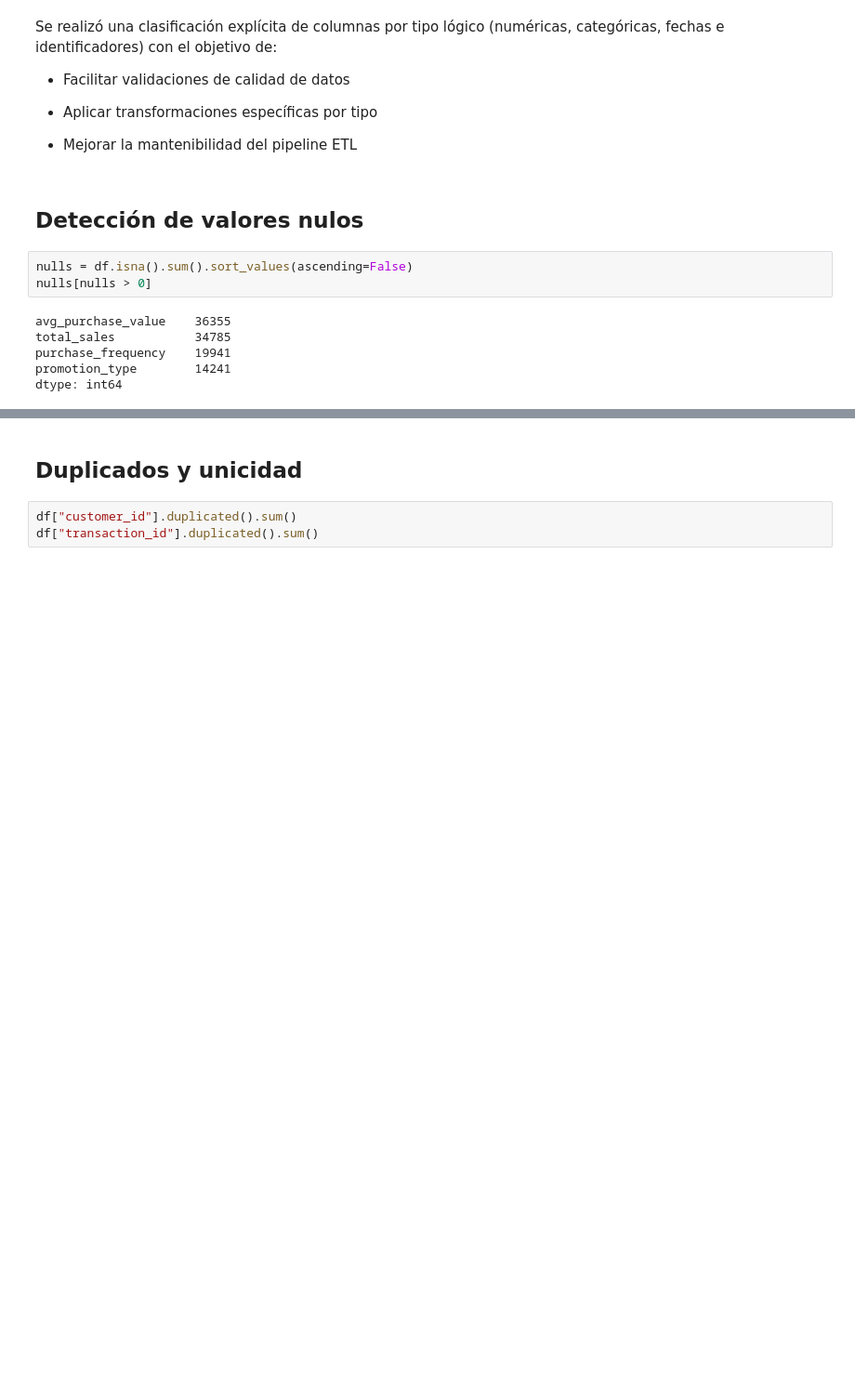
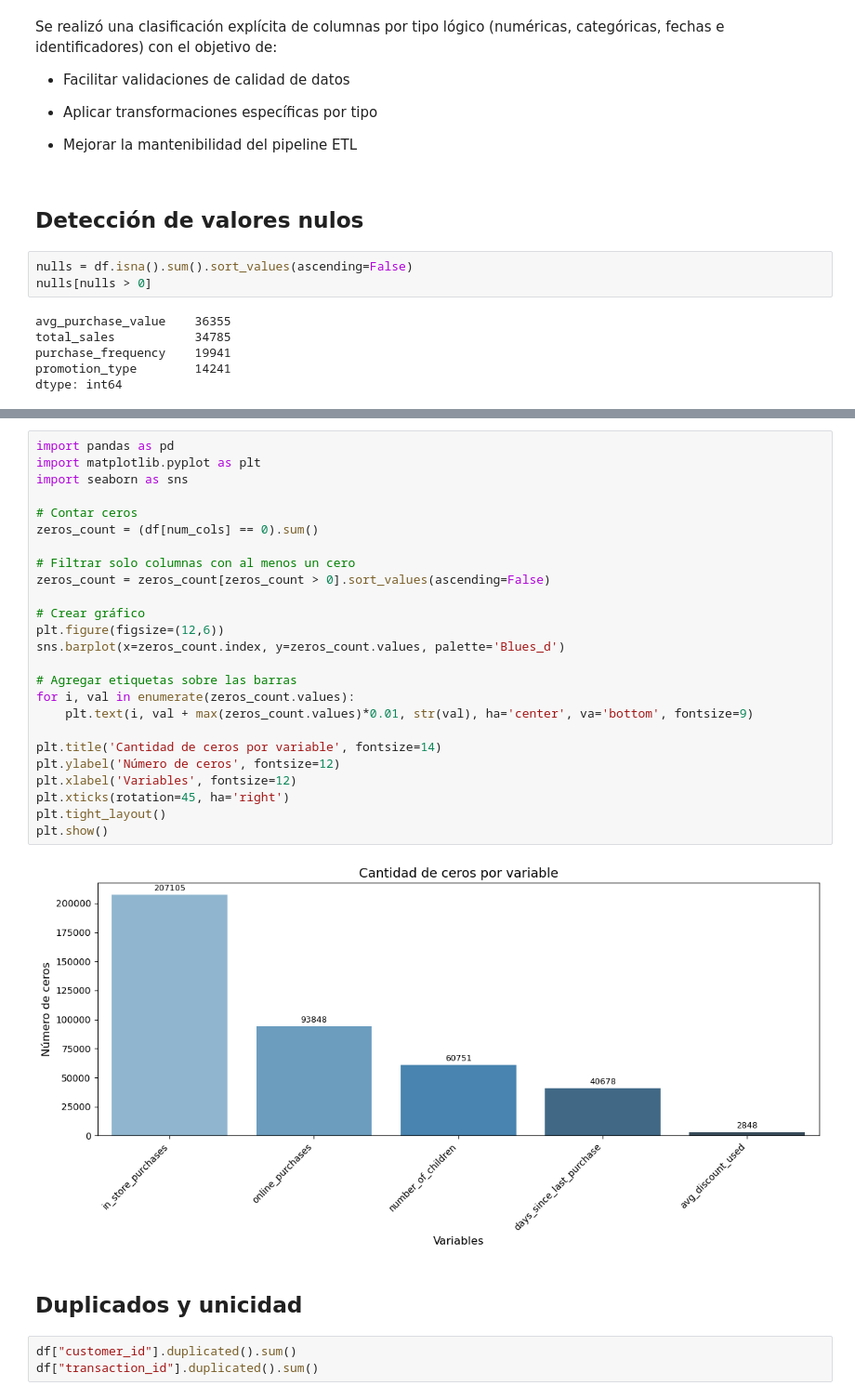
Before and after one commit to ChurnGuard/ChurnInsight, a Jupyter notebook: data-science/notebooks/Data engineer.ipynb, the cells around one changed output, grey strips where cells are left out. Shown at 93% size. Cells and saved outputs as stored; diff of their text form; blank space fills up the shorter version.

```diff
--- a/data-science/notebooks/Data engineer.ipynb
+++ b/data-science/notebooks/Data engineer.ipynb
@@ -173,6 +176,33 @@ Estos nulos no se consideran errores automáticamente, sino que requieren una de
 * purchase_frequency y avg_purchase_value → no estén calculadas para todos los clientes
 
 * total_sales nulo → inconsistencia, posiblemente falte para clientes sin historial consolidado
+# %%
+import pandas as pd
+import matplotlib.pyplot as plt
+import seaborn as sns
+
+# Contar ceros
+zeros_count = (df[num_cols] == 0).sum()
+
+# Filtrar solo columnas con al menos un cero
+zeros_count = zeros_count[zeros_count > 0].sort_values(ascending=False)
+
+# Crear gráfico
+plt.figure(figsize=(12,6))
+sns.barplot(x=zeros_count.index, y=zeros_count.values, palette='Blues_d')
+
+# Agregar etiquetas sobre las barras
+for i, val in enumerate(zeros_count.values):
+    plt.text(i, val + max(zeros_count.values)*0.01, str(val), ha='center', va='bottom', fontsize=9)
+
+plt.title('Cantidad de ceros por variable', fontsize=14)
+plt.ylabel('Número de ceros', fontsize=12)
+plt.xlabel('Variables', fontsize=12)
+plt.xticks(rotation=45, ha='right')
+plt.tight_layout()
+plt.show()
+# %% [output]
+[figure, added]
 # %% [markdown]
 ## Duplicados y unicidad
 # %%
```
Also changed, not shown: parts of 24 cells of this notebook, 7 other files.
